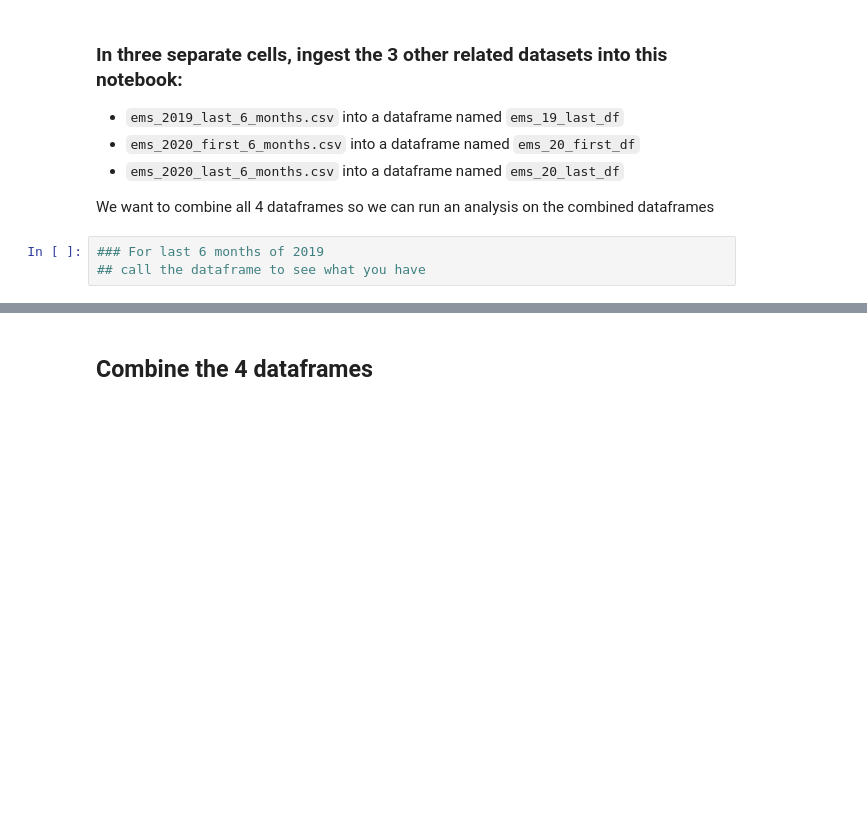
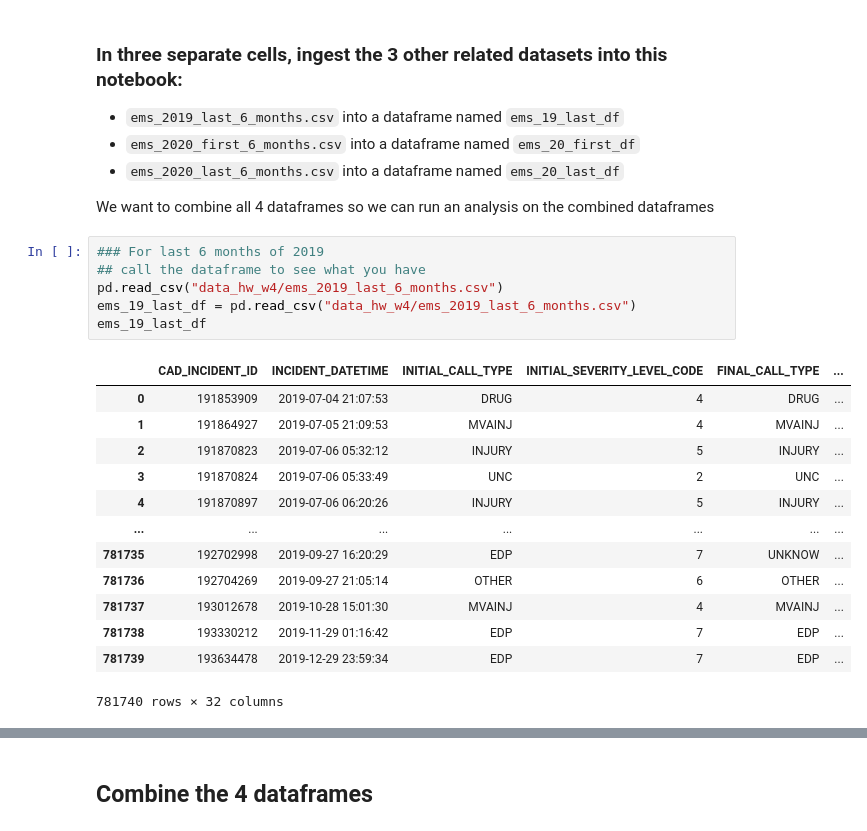
Before and after one commit to arubybonilla/2023-spring-data-journalism, a Jupyter notebook: hw-for-wk-04-pt2-ingest-data-BLANK.ipynb, the cells around one changed output, grey strips where cells are left out. Cells and saved outputs as stored; diff of their text form; blank space fills up the shorter version.

Commit message:
df call hw2

```diff
--- a/hw-for-wk-04-pt2-ingest-data-BLANK.ipynb
+++ b/hw-for-wk-04-pt2-ingest-data-BLANK.ipynb
@@ -97,6 +97,23 @@ We want to combine all 4 dataframes so we can run an analysis on the combined da
 # %%
 ### For last 6 months of 2019
 ## call the dataframe to see what you have
+pd.read_csv("data_hw_w4/ems_2019_last_6_months.csv")
+ems_19_last_df = pd.read_csv("data_hw_w4/ems_2019_last_6_months.csv")
+ems_19_last_df
+# %% [output]
+|  | CAD_INCIDENT_ID | INCIDENT_DATETIME | INITIAL_CALL_TYPE | INITIAL_SEVERITY_LEVEL_CODE | FINAL_CALL_TYPE | ... |
+| 0 | 191853909 | 2019-07-04 21:07:53 | DRUG | 4 | DRUG | ... |
+| 1 | 191864927 | 2019-07-05 21:09:53 | MVAINJ | 4 | MVAINJ | ... |
+| 2 | 191870823 | 2019-07-06 05:32:12 | INJURY | 5 | INJURY | ... |
+| 3 | 191870824 | 2019-07-06 05:33:49 | UNC | 2 | UNC | ... |
+| 4 | 191870897 | 2019-07-06 06:20:26 | INJURY | 5 | INJURY | ... |
+| ... | ... | ... | ... | ... | ... | ... |
+| 781735 | 192702998 | 2019-09-27 16:20:29 | EDP | 7 | UNKNOW | ... |
+| 781736 | 192704269 | 2019-09-27 21:05:14 | OTHER | 6 | OTHER | ... |
+| 781737 | 193012678 | 2019-10-28 15:01:30 | MVAINJ | 4 | MVAINJ | ... |
+| 781738 | 193330212 | 2019-11-29 01:16:42 | EDP | 7 | EDP | ... |
+| 781739 | 193634478 | 2019-12-29 23:59:34 | EDP | 7 | EDP | ... |
+781740 rows × 32 columns
 # %%
 ### For first 6 months of 2020
 ## call the dataframe to see what you have
```
Also changed, not shown: parts of 6 cells of this notebook.
